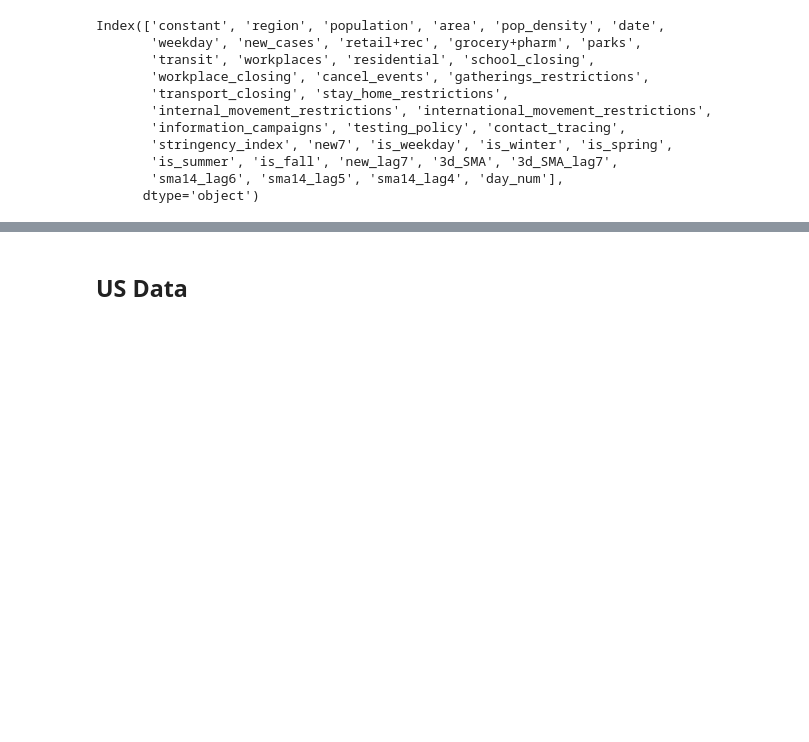
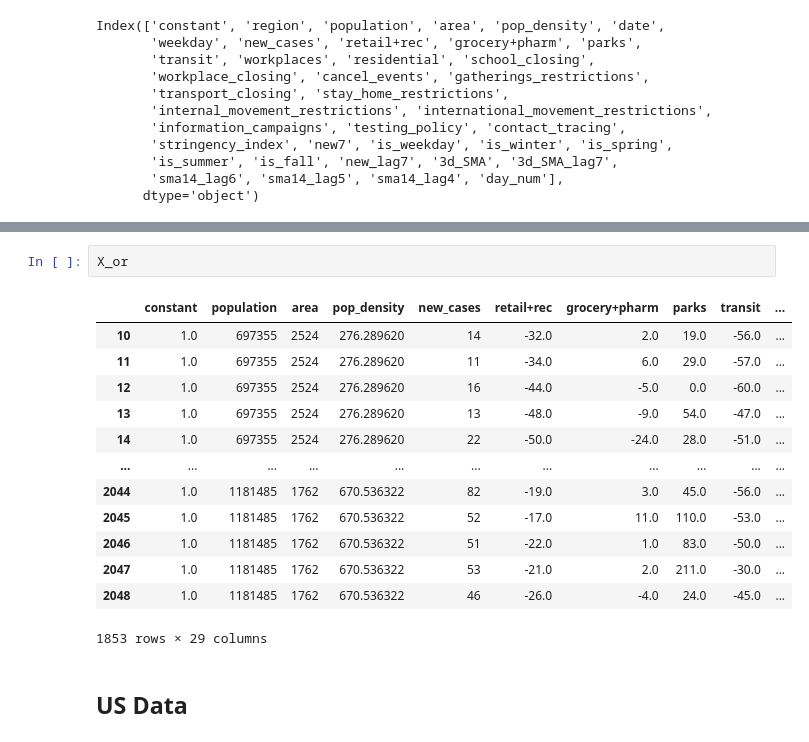
Before and after one commit to scbrock/covid_case_comp, a Jupyter notebook: COVID-19 Case Comp/Jupyter Notebooks/COVID_analysis_1.ipynb, the cells around one changed output, grey strips where cells are left out. Cells and saved outputs as stored; diff of their text form; blank space fills up the shorter version.

```diff
--- a/COVID-19 Case Comp/Jupyter Notebooks/COVID_analysis_1.ipynb
+++ b/COVID-19 Case Comp/Jupyter Notebooks/COVID_analysis_1.ipynb
@@ -2418,3 +2602,19 @@ day_num - day number
+# %%
+X_or
+# %% [output]
+|  | constant | population | area | pop_density | new_cases | retail+rec | grocery+pharm | parks | transit | ... |
+| 10 | 1.0 | 697355 | 2524 | 276.289620 | 14 | -32.0 | 2.0 | 19.0 | -56.0 | ... |
+| 11 | 1.0 | 697355 | 2524 | 276.289620 | 11 | -34.0 | 6.0 | 29.0 | -57.0 | ... |
+| 12 | 1.0 | 697355 | 2524 | 276.289620 | 16 | -44.0 | -5.0 | 0.0 | -60.0 | ... |
+| 13 | 1.0 | 697355 | 2524 | 276.289620 | 13 | -48.0 | -9.0 | 54.0 | -47.0 | ... |
+| 14 | 1.0 | 697355 | 2524 | 276.289620 | 22 | -50.0 | -24.0 | 28.0 | -51.0 | ... |
+| ... | ... | ... | ... | ... | ... | ... | ... | ... | ... | ... |
+| 2044 | 1.0 | 1181485 | 1762 | 670.536322 | 82 | -19.0 | 3.0 | 45.0 | -56.0 | ... |
+| 2045 | 1.0 | 1181485 | 1762 | 670.536322 | 52 | -17.0 | 11.0 | 110.0 | -53.0 | ... |
+| 2046 | 1.0 | 1181485 | 1762 | 670.536322 | 51 | -22.0 | 1.0 | 83.0 | -50.0 | ... |
+| 2047 | 1.0 | 1181485 | 1762 | 670.536322 | 53 | -21.0 | 2.0 | 211.0 | -30.0 | ... |
+| 2048 | 1.0 | 1181485 | 1762 | 670.536322 | 46 | -26.0 | -4.0 | 24.0 | -45.0 | ... |
+1853 rows × 29 columns
 # %% [markdown]
 ## US Data
 # %%
```
Also changed, not shown: parts of 13 cells of this notebook.
